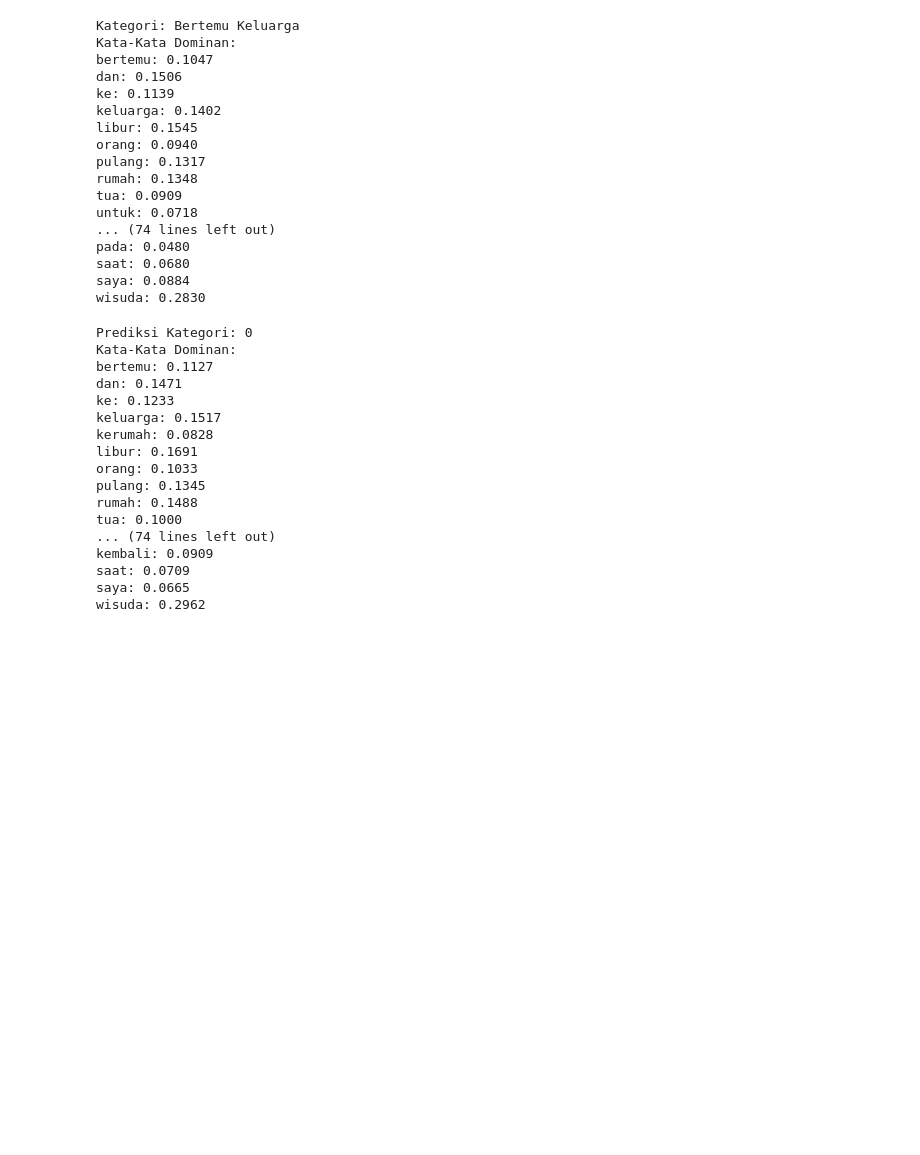
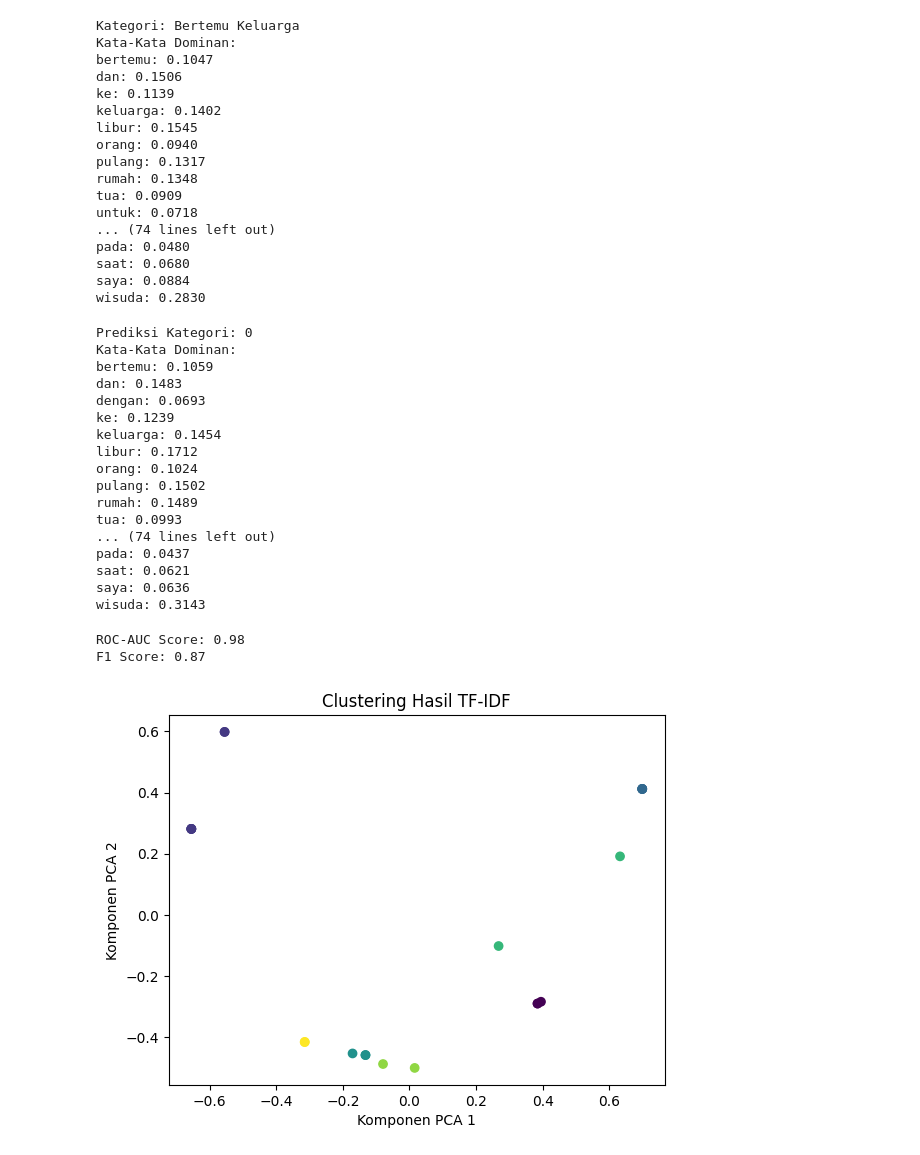
Before and after one commit to StillLearnSVN/MachineLearning07, a Jupyter notebook: rule-based_rf.ipynb, the cells around one changed output. Saved outputs shown, nothing was run; the diff lists cells and outputs as text; code cells hidden in the pictures; blank space fills up the shorter version.

```diff
--- a/rule-based_rf.ipynb
+++ b/rule-based_rf.ipynb
@@ -329,7 +330,7 @@ saya: 0.0884
 wisuda: 0.2830
 # %%
 # Tambahkan prediksi ke dataframe
-opp_data["predicted_category"] = model.predict(X_combined)
+opp_data["predicted_category"] = model.predict(X)
 
 # Analisis kata-kata dominan pada kategori prediksi
 for category in opp_data["predicted_category"].unique():
@@ -345,18 +346,50 @@ for category in opp_data["predicted_category"].unique():
 # %% [output]
 Prediksi Kategori: 0
 Kata-Kata Dominan:
-bertemu: 0.1127
-dan: 0.1471
-ke: 0.1233
-keluarga: 0.1517
-kerumah: 0.0828
-libur: 0.1691
-orang: 0.1033
-pulang: 0.1345
-rumah: 0.1488
-tua: 0.1000
+bertemu: 0.1059
+dan: 0.1483
+dengan: 0.0693
+ke: 0.1239
+keluarga: 0.1454
+libur: 0.1712
+orang: 0.1024
+pulang: 0.1502
+rumah: 0.1489
+tua: 0.0993
 ... (74 lines left out)
-kembali: 0.0909
-saat: 0.0709
-saya: 0.0665
-wisuda: 0.2962
+pada: 0.0437
+saat: 0.0621
+saya: 0.0636
+wisuda: 0.3143
+# %%
+from sklearn.metrics import roc_auc_score, f1_score
+
+# Multi-class ROC-AUC
+roc_auc = roc_auc_score(y_test, model.predict_proba(X_test), multi_class="ovr")
+print(f"ROC-AUC Score: {roc_auc:.2f}")
+
+# F1 Score per kategori
+f1 = f1_score(y_test, y_pred, average="weighted")
+print(f"F1 Score: {f1:.2f}")
+# %% [output]
+ROC-AUC Score: 0.98
+F1 Score: 0.87
+# %%
+from sklearn.cluster import KMeans
+from sklearn.decomposition import PCA
+
+# Clustering dengan KMeans
+kmeans = KMeans(n_clusters=7, random_state=42)
+clusters = kmeans.fit_predict(X_tfidf)
+
+# Visualisasi dengan PCA
+pca = PCA(n_components=2)
+X_pca = pca.fit_transform(X_tfidf.toarray())
+
+plt.scatter(X_pca[:, 0], X_pca[:, 1], c=clusters, cmap="viridis")
+plt.title("Clustering Hasil TF-IDF")
+plt.xlabel("Komponen PCA 1")
+plt.ylabel("Komponen PCA 2")
+plt.show()
+# %% [output]
+[figure, added]
```
Also changed, not shown: parts of 9 cells of this notebook.
